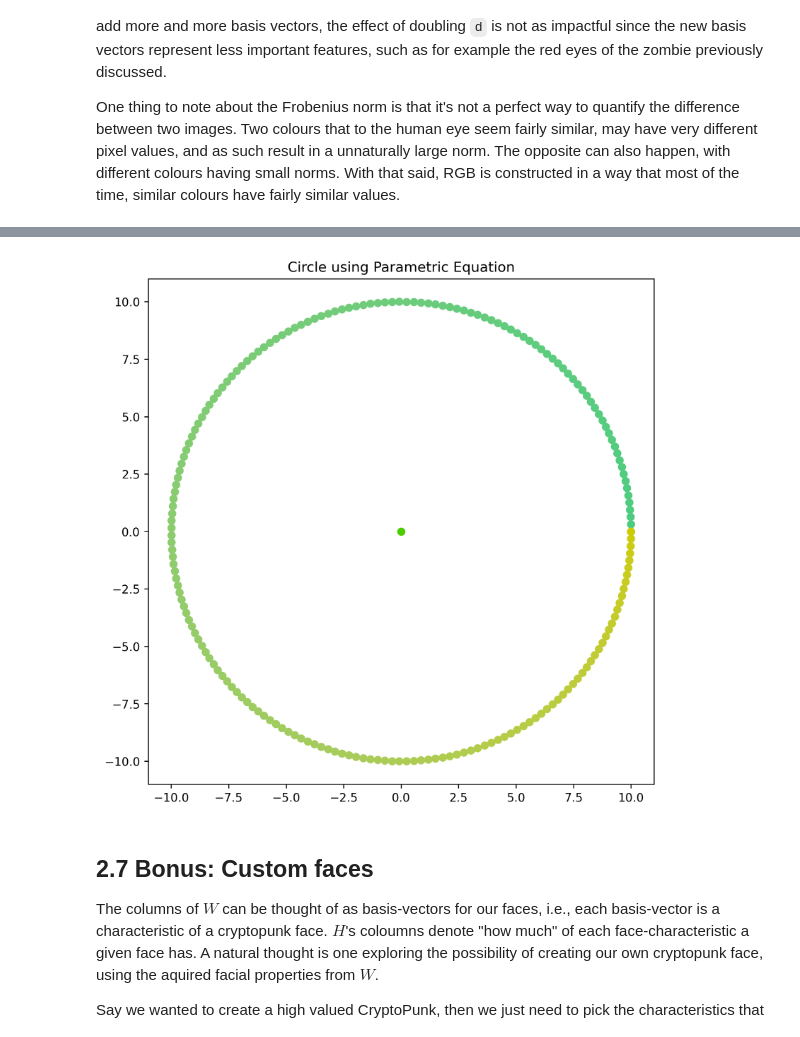
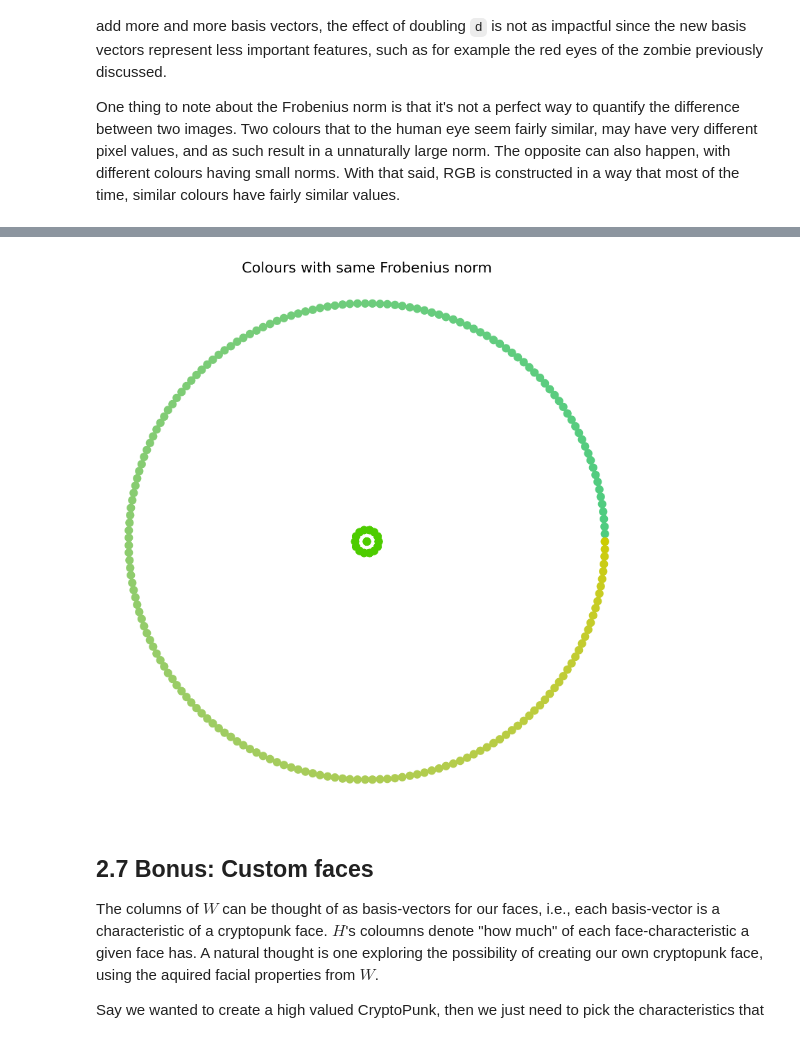
Before and after one commit to sundematias/TMA4320-IndMat-Project-3, a Jupyter notebook: final_product.ipynb, the cells around one changed output, grey strips where cells are left out. Drawn from its saved outputs; the diff is of its cells as text; code cells hidden in the pictures.

```diff
--- a/final_product.ipynb
+++ b/final_product.ipynb
@@ -1121,52 +1116,62 @@ plt.show()
 # %%
 import itertools
-distance = 0.5
-green_strength = 0.8
-red_0 = 0.3
-blue_0 = 0
-n = 200
+def colour_demonstration(n,color_dist,radius):
+    """
+    this
+    """
 
-reds = np.linspace(red_0,red_0+distance,n)
-#print(reds)
-def b(r):
+    green_strength = 0.8
+    red_0 = 0.3
+    blue_0 = 0
+    reds = np.linspace(red_0,red_0+color_dist,n)
 
-    b1_attempt = blue_0 +(1)*(np.sqrt( (distance**2-(np.abs(r-red_0))**2).round(14)))
-    #print(b1_attempt)
-    if (b1_attempt>blue_0):
-        return b1_attempt
-    else:
-        return blue_0 -(1)*(np.sqrt( (distance**2-(np.abs(r-red_0))**2).round(14)))
-blues = np.zeros(n)
-for i,red in enumerate(reds):
-    blues[i] = b(red)
+    def b(r,distance):
+        b1_attempt = blue_0 +(1)*(np.sqrt( (distance**2-(np.abs(r-red_0))**2).round(14)))
+        if (b1_attempt>blue_0):
+            return b1_attempt
+        else:
+            return blue_0 -(1)*(np.sqrt( (distance**2-(np.abs(r-red_0))**2).round(14)))
+    blues = np.zeros(n)
+    for i in range(n):
+        blues[i] = b(reds[i],color_dist)
 
-greens = np.repeat(green_strength,200)
 
-colors_arr = [(i,j,k) for i,j,k in zip(reds.ravel(),greens.ravel(),blues.ravel())]
-#print(colors_arr)
-colors_arr = np.insert(colors_arr,0,(red_0,green_strength,blue_0),axis=0)
 
-colors = itertools.cycle(colors_arr[:])
+    greens = np.repeat(green_strength,n)
 
-theta = np.linspace(0, 2*np.pi, n)
+    colors_arr = [(i,j,k) for i,j,k in zip(reds.ravel(),greens.ravel(),blues.ravel())]
+    colors_arr = np.insert(colors_arr,0,(red_0,green_strength,blue_0),axis=0)
 
-radius = 10
 
-a = radius*np.cos(theta)
-b = radius*np.sin(theta)
-a = np.insert(a,0,0)
-b = np.insert(b,0,0)
+    colors = itertools.cycle(colors_arr)
+
+    theta = np.linspace(0, 2*np.pi, n)
+
+
+    a = radius*np.cos(theta)
+    b = radius*np.sin(theta)
+    a = np.insert(a,0,0)
+    b = np.insert(b,0,0)
+    return colors, a, b
+
+colors,a,b = colour_demonstration(200,0.5,10)
+colors_inner, a_inner, b_inner = colour_demonstration(15,1e-6,0.5)
+
 figure, axes = plt.subplots(1)
+
 for i in range(len(a)):
     plt.scatter(a[i], b[i], color=next(colors))
 
-#axes.scatter(a, b)
+for i in range(len(a_inner)):
+    plt.scatter(a_inner[i], b_inner[i], color=next(colors_inner))
+axes.axis('off')
+
 axes.set_aspect(1)
 
-plt.title('Circle using Parametric Equation')
+plt.title('Colours with same Frobenius norm')
 plt.show()
 # %% [output]
-[figure, old version]
+[figure, new version]
 # %% [markdown]
 ## 2.7 Bonus: Custom faces
 
```
Also changed, not shown: parts of 1 cell of this notebook.
